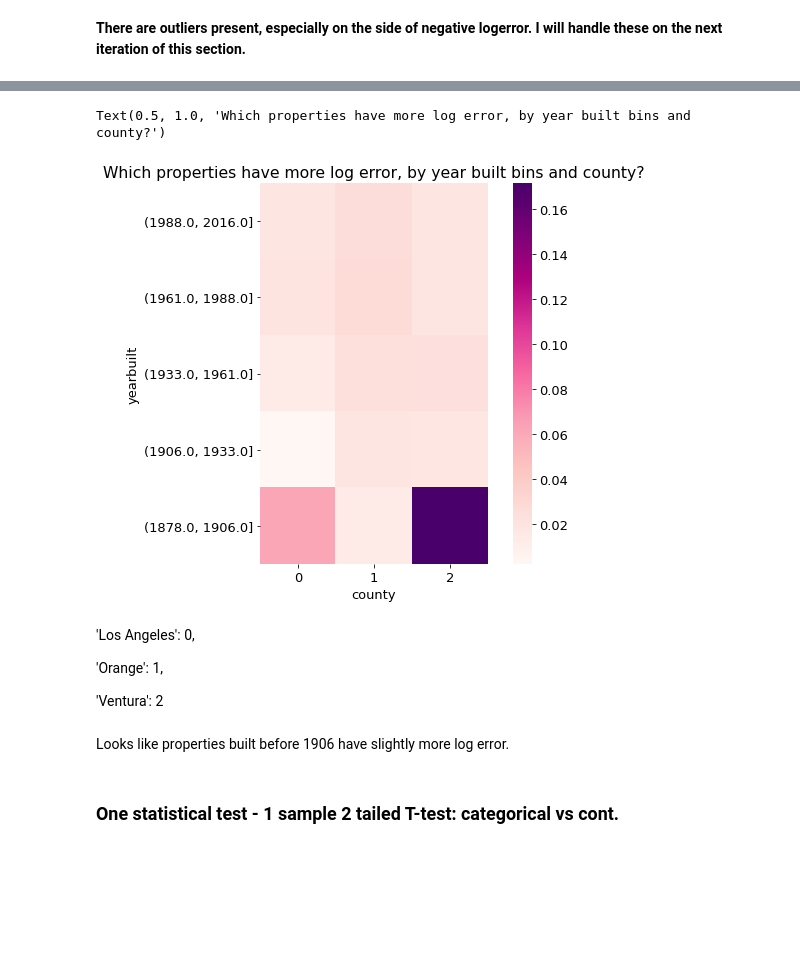
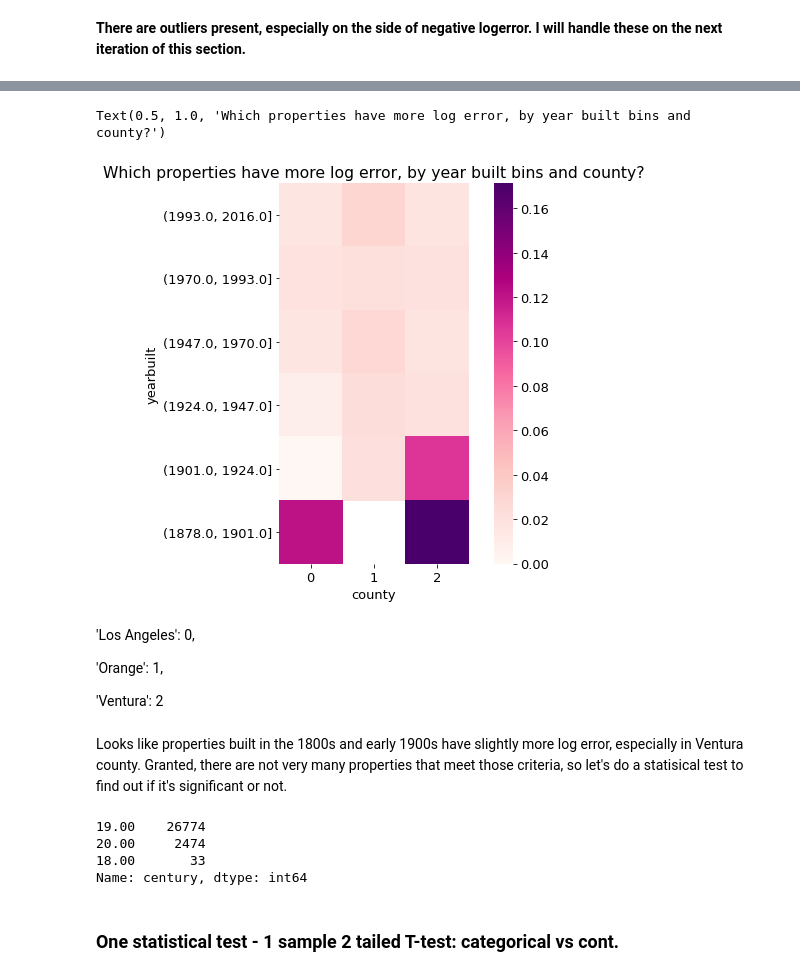
Before and after one commit to KwameTaylor/kwames-zillow-zestimates-error-control, a Jupyter notebook: explore.ipynb, the cells around one changed output, grey strips where cells are left out. Saved outputs shown, nothing was run; the diff lists cells and outputs as text; code cells hidden in the pictures; blank space fills up the shorter version.

```diff
--- a/explore.ipynb
+++ b/explore.ipynb
@@ -215,21 +215,29 @@ plt.hist(train.decade)
 # %%
 # pandas pivot
 heatmap1_data = pd.pivot_table(train, values='logerror',
-                     index=pd.cut(train['yearbuilt'], bins=5, precision=0),
+                     index=pd.cut(train['yearbuilt'], bins=6, precision=0),
                      columns='county')
 heatmap1_data.sort_index(inplace=True, ascending=False)
 sns.heatmap(heatmap1_data, cmap="RdPu", square=True)
 plt.title('Which properties have more log error, by year built bins and county?')
 # %% [output]
 Text(0.5, 1.0, 'Which properties have more log error, by year built bins and county?')
-[figure, old version]
+[figure, new version]
 # %% [markdown]
 'Los Angeles': 0,
 
 'Orange': 1,
 
 'Ventura': 2
-# %% [markdown]
-Looks like properties built before 1906 have slightly more log error.
+# %% [markdown]
+Looks like properties built in the 1800s and early 1900s have slightly more log error, especially in Ventura county. Granted, there are not very many properties that meet those criteria, so let's do a statisical test to find out if it's significant or not.
+# %%
+#keep this in final notebook
+train.century.value_counts()
+# %% [output]
+19.00    26774
+20.00     2474
+18.00       33
+Name: century, dtype: int64
 # %% [markdown]
 ### One statistical test - 1 sample 2 tailed T-test: categorical vs cont.
```
Also changed, not shown: parts of 10 cells of this notebook, 1 other file.
